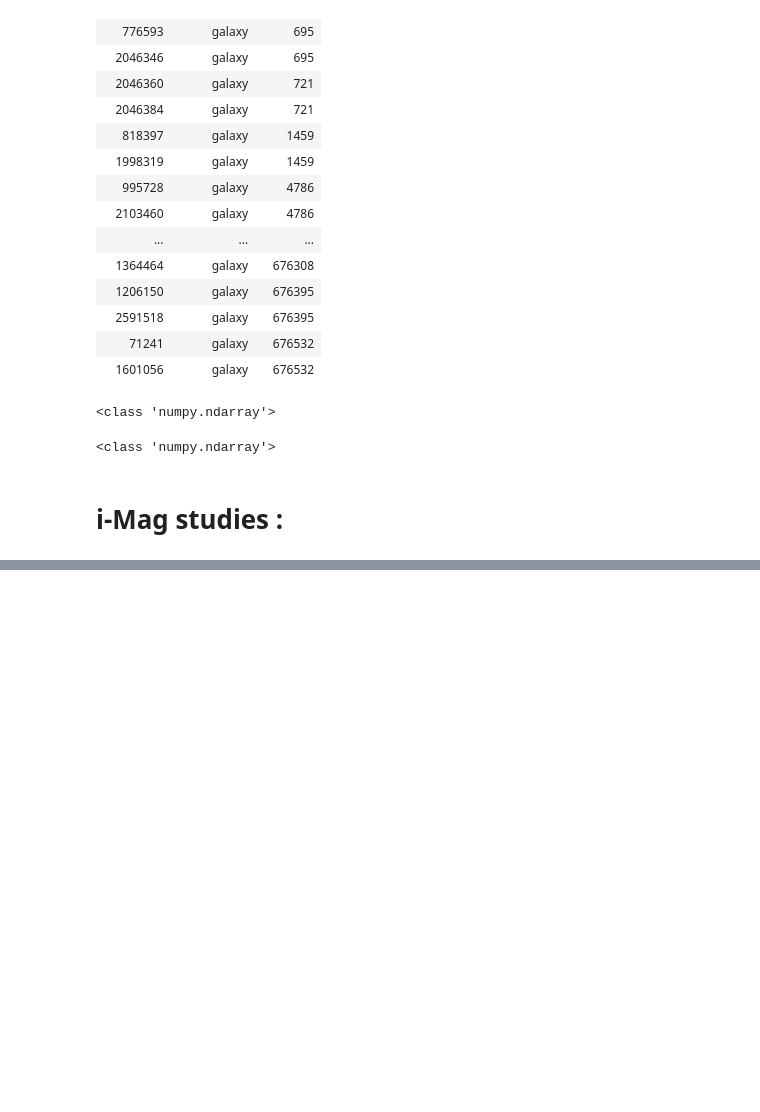
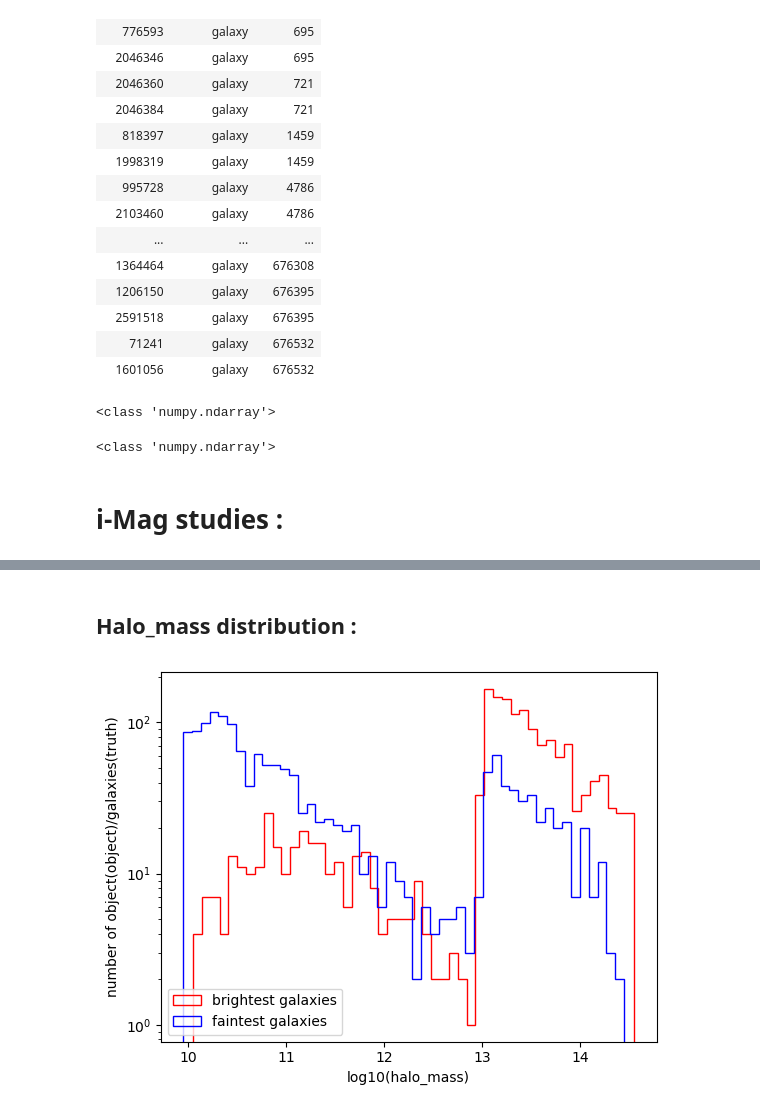
Before and after one commit to GabrielFrugier/stage_LSST, a Jupyter notebook: study_with_background_galaxies_for_2_1_syst.ipynb, the cells around one changed output, grey strips where cells are left out. Drawn from its saved outputs; the diff is of its cells as text; code cells hidden in the pictures; blank space fills up the shorter version.

```diff
--- a/study_with_background_galaxies_for_2_1_syst.ipynb
+++ b/study_with_background_galaxies_for_2_1_syst.ipynb
@@ -613,0 +633,17 @@ plt.show()
+# %% [markdown]
+## Halo_mass distribution :
+# %%
+plt.figure()
+plt.hist(np.log10(truth_data['halo_mass'][ind_brightest_galaxies]), bins=50,
+                            histtype='step', label='brightest galaxies', log=True, color='red')
+plt.hist(np.log10(truth_data['halo_mass'][ind_faintest_galaxies]), bins=50,
+                            histtype='step', label='faintest galaxies', log=True, color='blue')
+plt.legend()
+plt.xlabel('log10(halo_mass)')
+plt.ylabel('number of object(object)/galaxies(truth)')
+plt.xticks()
+plt.yticks()
+plt.savefig('Histo halo_mass sat central')
+plt.show()
+# %% [output]
+[figure, added]
```
Also changed, not shown: parts of 7 cells of this notebook.
